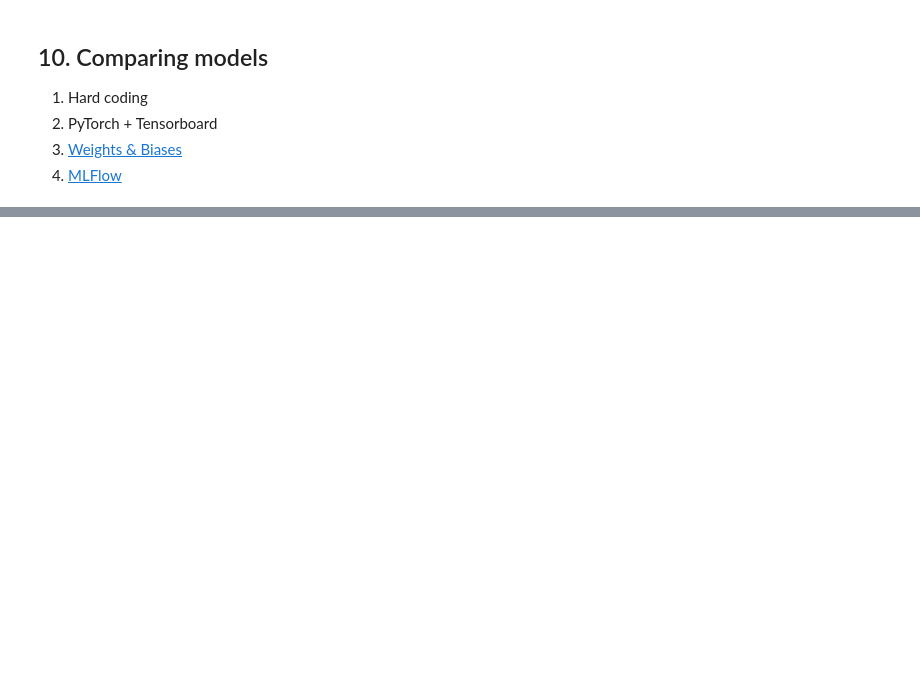
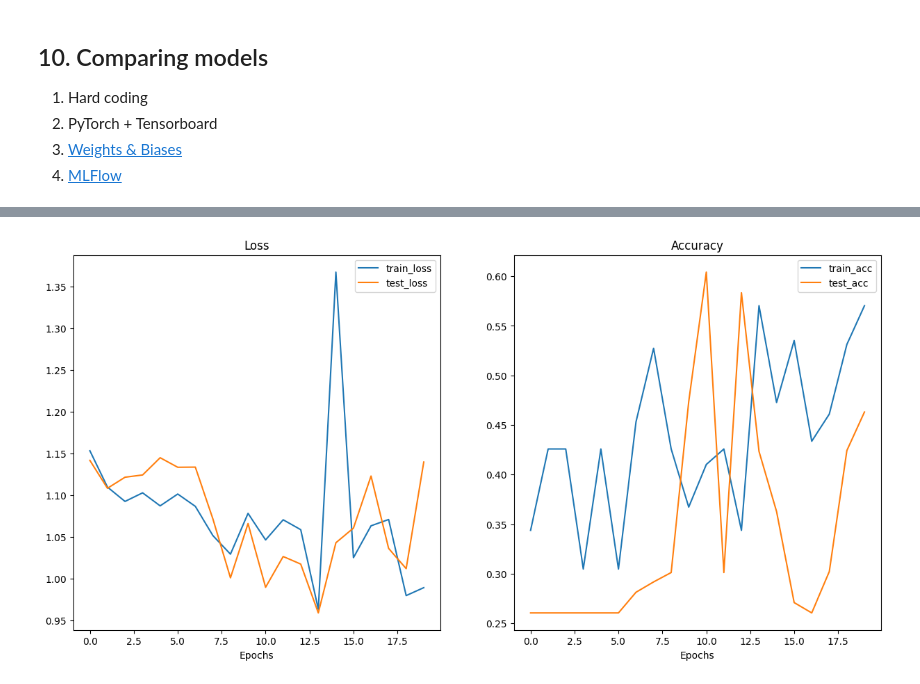
Before and after one commit to arkaseth/PyTorch-practice, a Jupyter notebook: 4_PyTorch_custom_datasets.ipynb, the cells around one changed output, grey strips where cells are left out. Saved outputs shown, nothing was run; the diff lists cells and outputs as text; code cells hidden in the pictures; blank space fills up the shorter version.

```diff
--- a/4_PyTorch_custom_datasets.ipynb
+++ b/4_PyTorch_custom_datasets.ipynb
@@ -1179,0 +1227,14 @@ plot_loss_curves(model_1_results)
+# %%
+from timeit import default_timer as timer
+
+model_2 = TinyVGGV1(input_shape=3, hidden_units=256, output_shape=len(class_names)).to(device=device)
+
+loss_fn = nn.CrossEntropyLoss()
+optimizer = torch.optim.Adam(params=model_2.parameters(), lr=0.001)
+acc_fn = Accuracy(task='multiclass', num_classes=len(class_names))
+
+start_time = timer()
+model_2_results = train(model=model_2, train_dataloader=train_dataloader_augmented, test_dataloader=test_dataloader_simple, loss_fn=loss_fn, optimizer=optimizer, acc_fn=acc_fn, epochs=20, seed=42, device=device)
+stop_time = timer()
+
+model_2_results, stop_time-start_time
@@ -1179,0 +1276,4 @@ plot_loss_curves(model_1_results)
+# %%
+plot_loss_curves(model_2_results)
+# %% [output]
+[figure, added]
```
Also changed, not shown: parts of 6 cells of this notebook.
